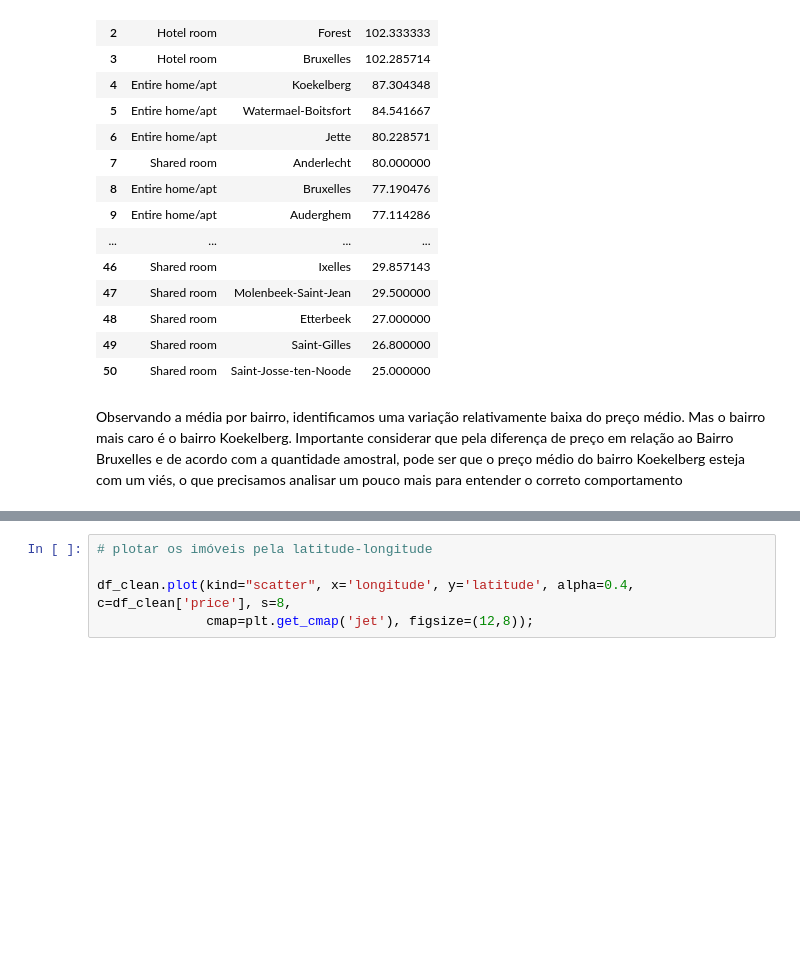
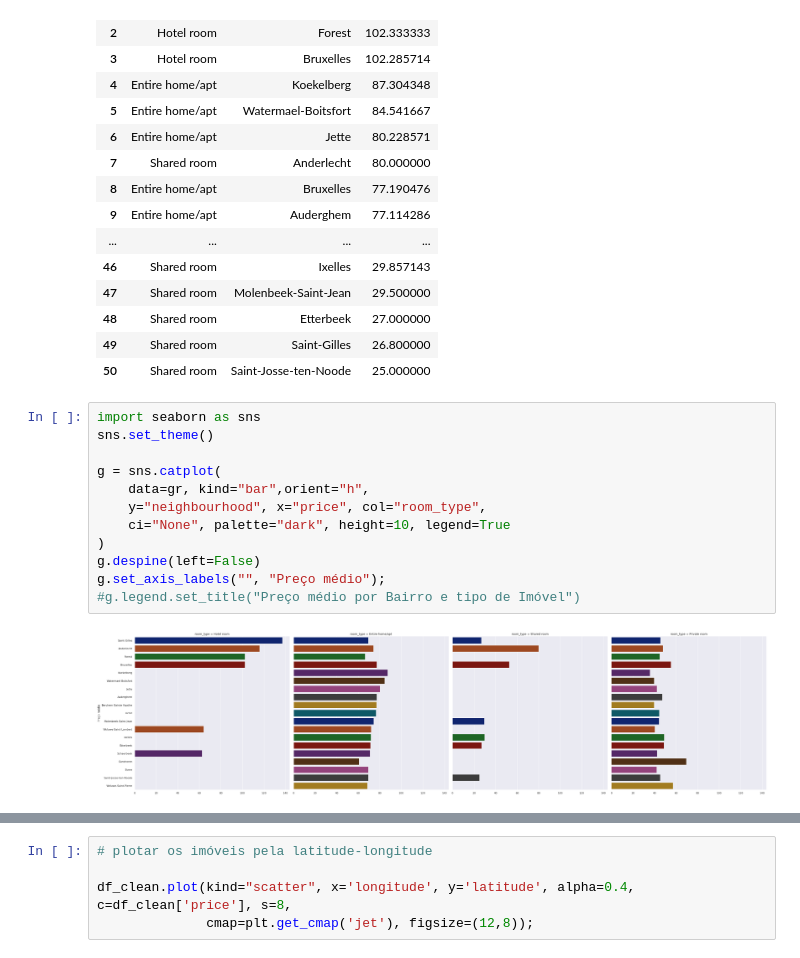
Before and after one commit to ecordeiro/data_science, a Jupyter notebook: Analisando_os_Dados_do_Airbnb_Bruxelas.ipynb, the cells around one changed output, grey strips where cells are left out. Drawn from its saved outputs; the diff is of its cells as text; blank space fills up the shorter version.

```diff
--- a/Analisando_os_Dados_do_Airbnb_Bruxelas.ipynb
+++ b/Analisando_os_Dados_do_Airbnb_Bruxelas.ipynb
@@ -789,5 +802,17 @@ gr
 | 48 | Shared room | Etterbeek | 27.000000 |
 | 49 | Shared room | Saint-Gilles | 26.800000 |
 | 50 | Shared room | Saint-Josse-ten-Noode | 25.000000 |
-# %% [markdown]
-Observando a média por bairro, identificamos uma variação relativamente baixa do preço médio. Mas o bairro mais caro é o bairro Koekelberg. Importante considerar que pela diferença de preço em relação ao Bairro Bruxelles e de acordo com a quantidade amostral, pode ser que o preço médio do bairro Koekelberg esteja com um viés, o que precisamos analisar um pouco mais para entender o correto comportamento
+# %%
+import seaborn as sns
+sns.set_theme()
+
+g = sns.catplot(
+    data=gr, kind="bar",orient="h",
+    y="neighbourhood", x="price", col="room_type",
+    ci="None", palette="dark", height=10, legend=True
+)
+g.despine(left=False)
+g.set_axis_labels("", "Preço médio");
+#g.legend.set_title("Preço médio por Bairro e tipo de Imóvel")
+# %% [output]
+[figure, added]
```
Also changed, not shown: parts of 28 cells of this notebook.
